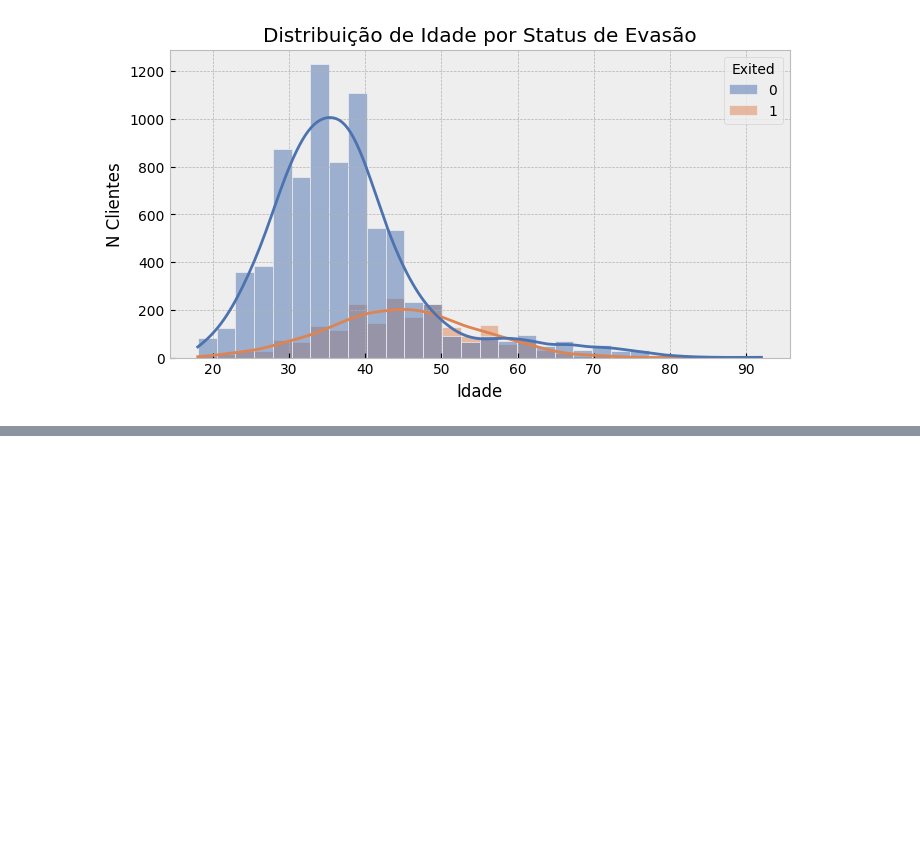
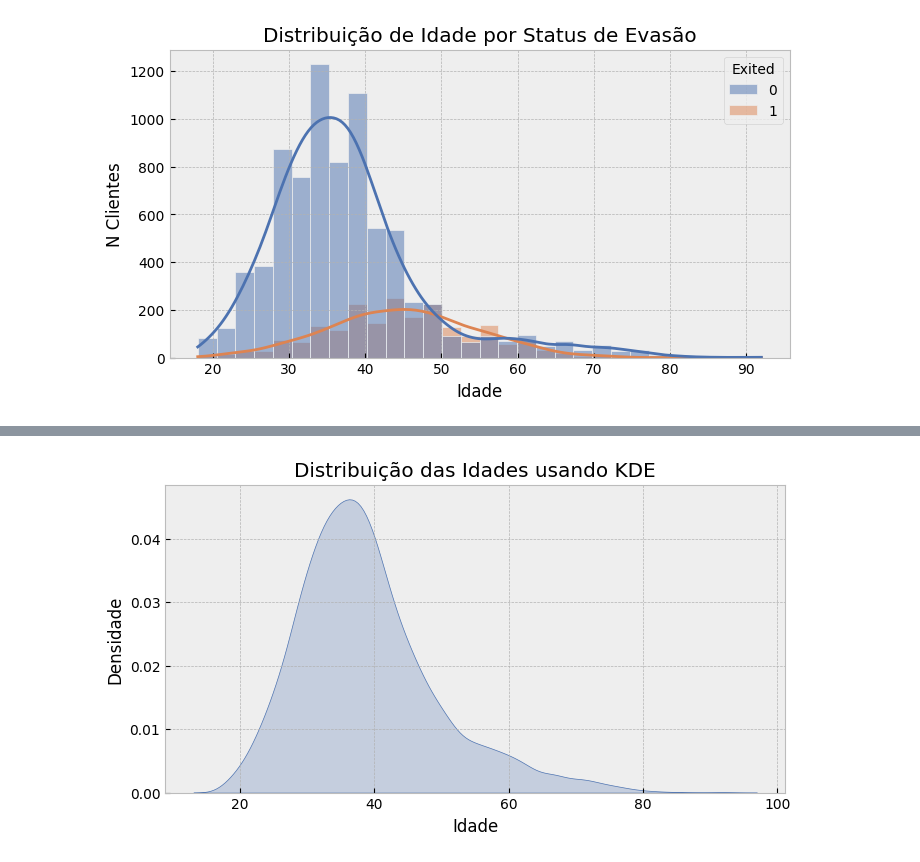
Before and after one commit to dusouza01/Modelagem-de-Churn, a Jupyter notebook: Portifolio_Churn_Modelling.ipynb, the cells around one changed output, grey strips where cells are left out. Cells and saved outputs as stored; diff of their text form; code cells hidden in the pictures; blank space fills up the shorter version.

```diff
--- a/Portifolio_Churn_Modelling.ipynb
+++ b/Portifolio_Churn_Modelling.ipynb
@@ -323,0 +341,10 @@ plt.show()
+# %%
+PALETA = ['#4C72B0', '#DD8452']
+plt.figure(figsize=(8, 4))
+sns.kdeplot(data=df, x='Age', fill=True,color=PALETA[0])
+plt.xlabel('Idade')
+plt.ylabel('Densidade')
+plt.title('Distribuição das Idades usando KDE')
+plt.show()
+# %% [output]
+[figure, added]
```
Also changed, not shown: parts of 10 cells of this notebook.
